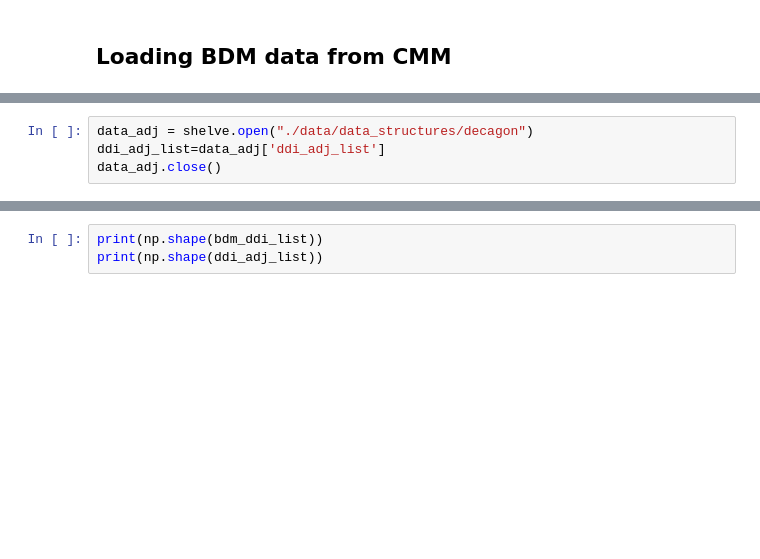
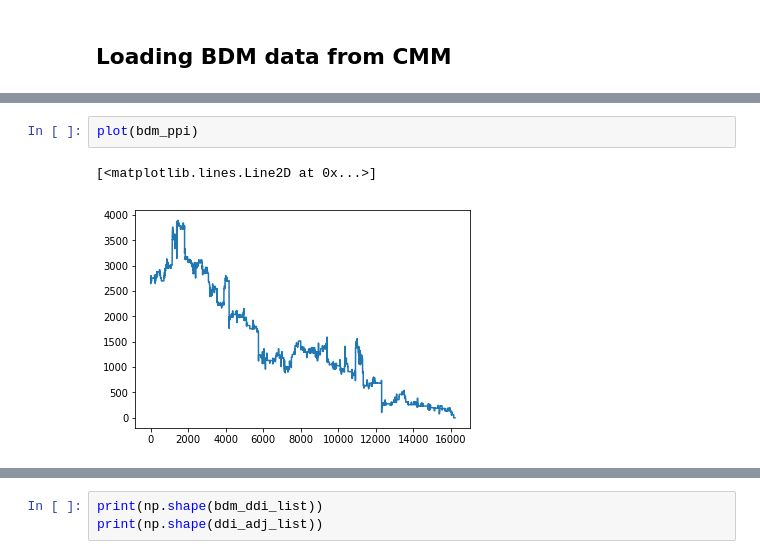
Before and after one commit to diitaz93/Master-Thesis, a Jupyter notebook: sandbox.ipynb, the cells around one changed output, grey strips where cells are left out. Saved outputs shown, nothing was run; the diff lists cells and outputs as text; blank space fills up the shorter version.

```diff
--- a/sandbox.ipynb
+++ b/sandbox.ipynb
@@ -58,4 +74,5 @@ print('16 cores')
-# %%
-data_adj = shelve.open("./data/data_structures/decagon")
-ddi_adj_list=data_adj['ddi_adj_list']
-data_adj.close()
+# %%
+plot(bdm_ppi)
+# %% [output]
+[<matplotlib.lines.Line2D at 0x...>]
+[figure, added]
```
Also changed, not shown: parts of 5 cells of this notebook, 3 other files.
